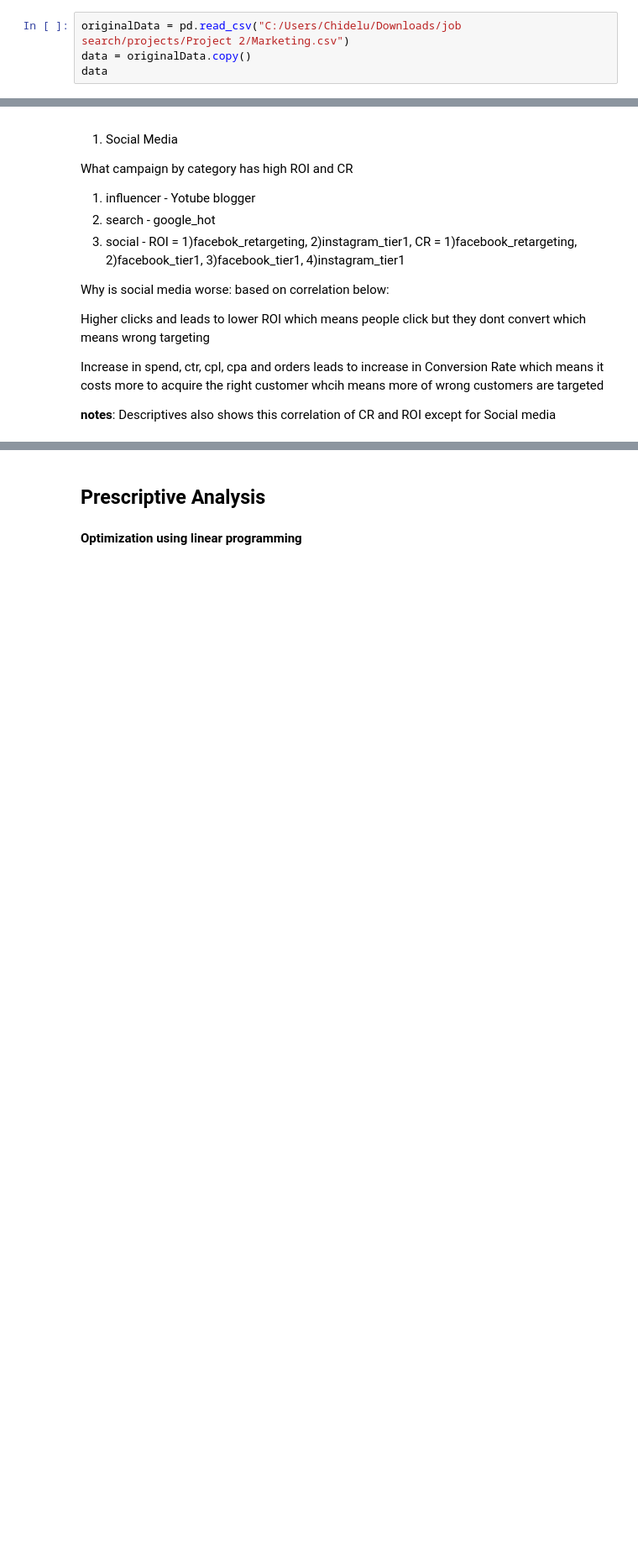
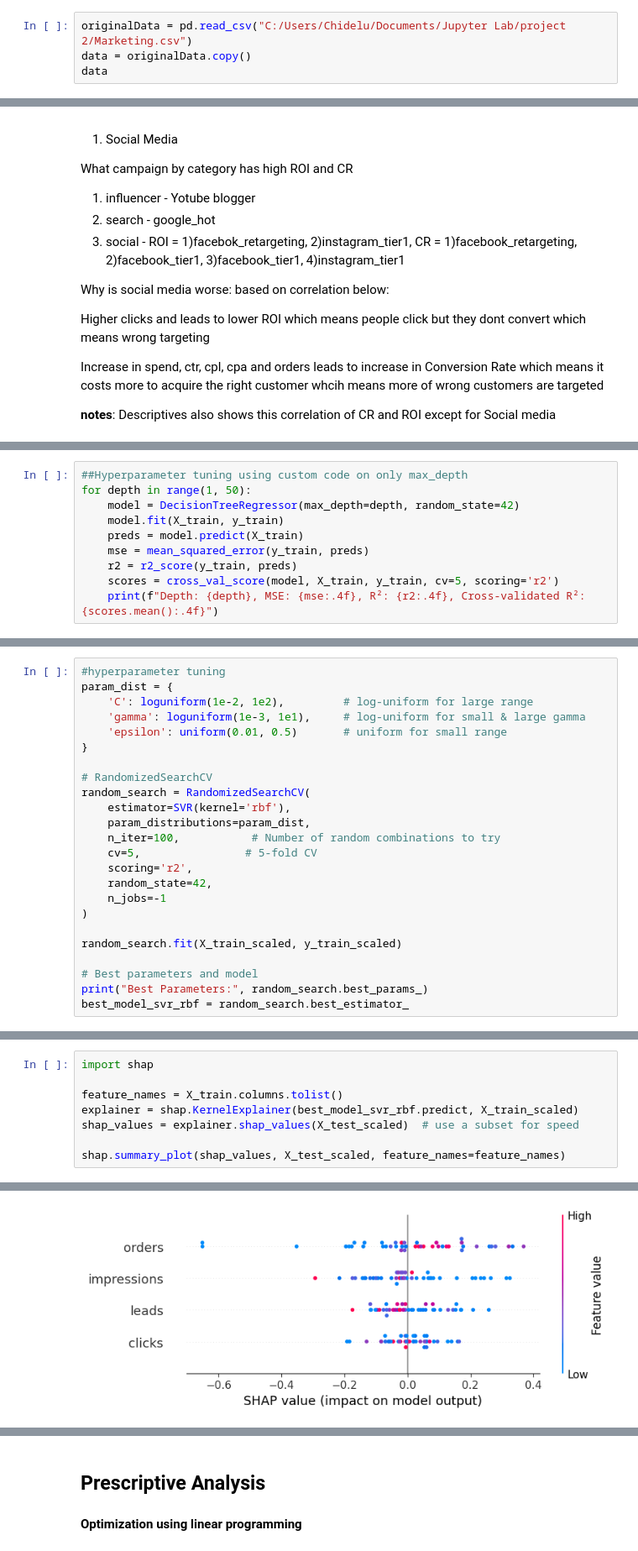
Before and after one commit to Karl-Wilson/Optimizing-Marketing-Strategies-Through-Data-Driven-Analysis-1, a Jupyter notebook: Data Analysis.ipynb, the cells around one changed output, grey strips where cells are left out. Shown at 84% size. Drawn from its saved outputs; the diff is of its cells as text; blank space fills up the shorter version.

Commit message:
update: added ml models and time series

```diff
--- a/Data Analysis.ipynb
+++ b/Data Analysis.ipynb
@@ -12,7 +20,7 @@ from scipy.stats import median_abs_deviation
 # %% [markdown]
 ## Data Importation
 # %%
-originalData = pd.read_csv("C:/Users/Chidelu/Downloads/job search/projects/Project 2/Marketing.csv")
+originalData = pd.read_csv("C:/Users/Chidelu/Documents/Jupyter Lab/project 2/Marketing.csv")
 data = originalData.copy()
 data
 # %% [output]
@@ -743,0 +843,10 @@ Further analysis
+# %%
+##Hyperparameter tuning using custom code on only max_depth
+for depth in range(1, 50):
+    model = DecisionTreeRegressor(max_depth=depth, random_state=42)
+    model.fit(X_train, y_train)
+    preds = model.predict(X_train)
+    mse = mean_squared_error(y_train, preds)
+    r2 = r2_score(y_train, preds)
+    scores = cross_val_score(model, X_train, y_train, cv=5, scoring='r2')
+    print(f"Depth: {depth}, MSE: {mse:.4f}, R²: {r2:.4f}, Cross-validated R²: {scores.mean():.4f}")
@@ -743,0 +1000,24 @@ Further analysis
+# %%
+#hyperparameter tuning
+param_dist = {
+    'C': loguniform(1e-2, 1e2),         # log-uniform for large range
+    'gamma': loguniform(1e-3, 1e1),     # log-uniform for small & large gamma
+    'epsilon': uniform(0.01, 0.5)       # uniform for small range
+}
+
+# RandomizedSearchCV
+random_search = RandomizedSearchCV(
+    estimator=SVR(kernel='rbf'),
+    param_distributions=param_dist,
+    n_iter=100,           # Number of random combinations to try
+    cv=5,                # 5-fold CV
+    scoring='r2',
+    random_state=42,
+    n_jobs=-1
+)
+
+random_search.fit(X_train_scaled, y_train_scaled)
+
+# Best parameters and model
+print("Best Parameters:", random_search.best_params_)
+best_model_svr_rbf = random_search.best_estimator_
@@ -743,0 +1069,9 @@ Further analysis
+# %%
+import shap
+
+feature_names = X_train.columns.tolist()
+explainer = shap.KernelExplainer(best_model_svr_rbf.predict, X_train_scaled)
+shap_values = explainer.shap_values(X_test_scaled)  # use a subset for speed
+
+shap.summary_plot(shap_values, X_test_scaled, feature_names=feature_names)
+# %% [output]
@@ -743,0 +1079 @@ Further analysis
+[figure, added]
```
Also changed, not shown: parts of 46 cells of this notebook.
